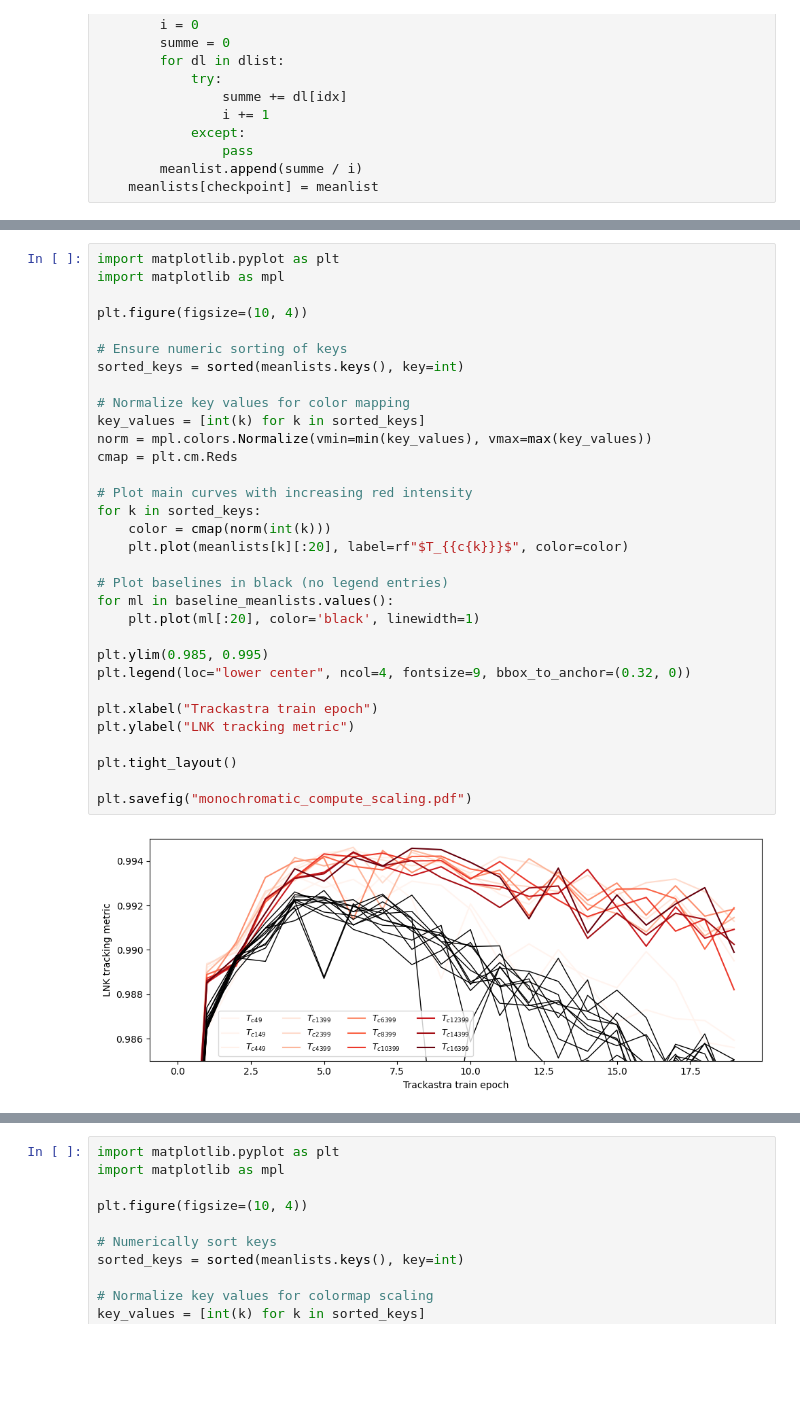
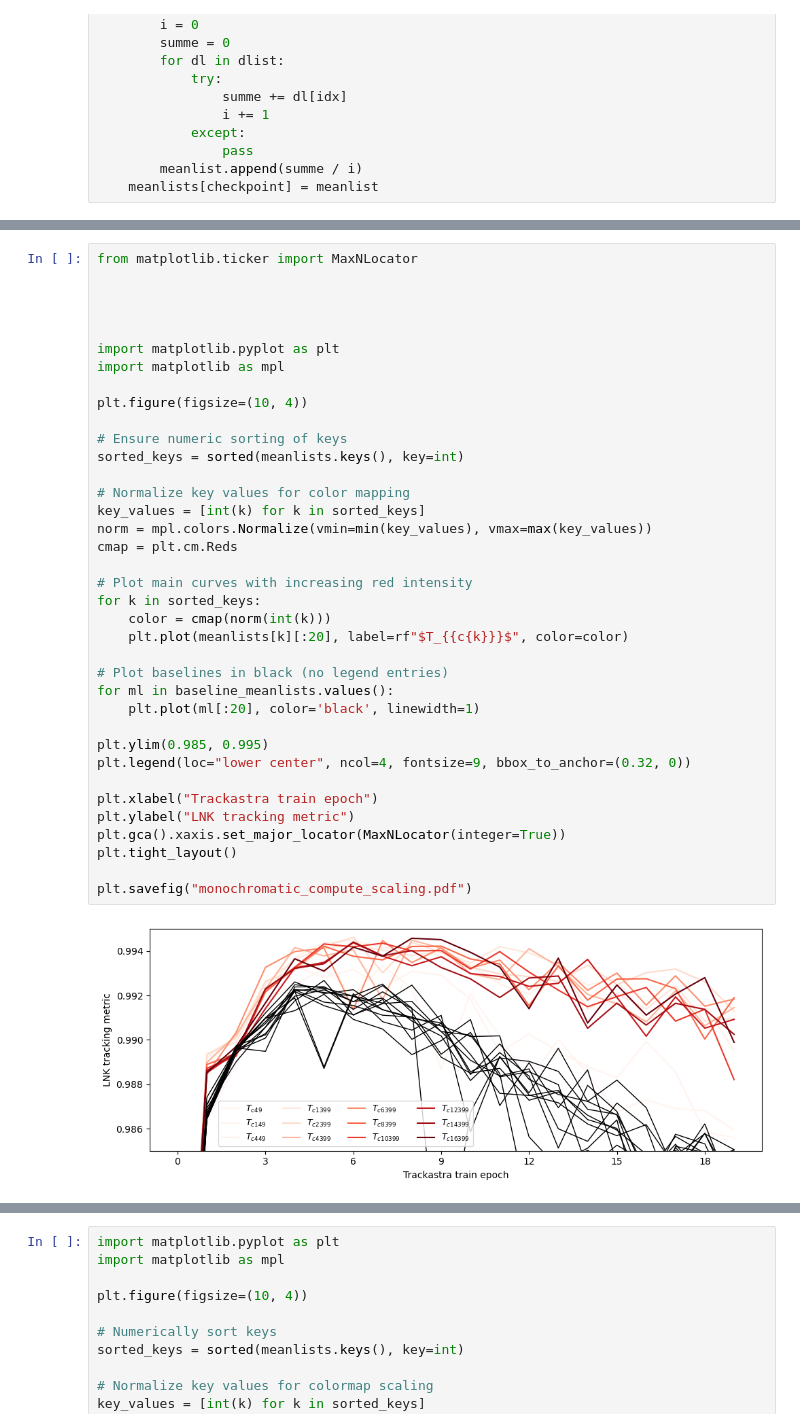
Before and after one commit to cdalinghaus-mthesis/figures, a Jupyter notebook: results/compute_study/compute_scaling_draft.ipynb, the cells around one changed output, grey strips where cells are left out. Cells and saved outputs as stored; diff of their text form; blank space fills up the shorter version.

Commit message:
Fix integer labels

```diff
--- a/results/compute_study/compute_scaling_draft.ipynb
+++ b/results/compute_study/compute_scaling_draft.ipynb
@@ -88,34 +57,39 @@ Maximum per line (descending), using first 20 points:
 # %%
+from matplotlib.ticker import MaxNLocator
+
+
+
+
 import matplotlib.pyplot as plt
 import matplotlib as mpl
 
 plt.figure(figsize=(10, 4))
 
 # Ensure numeric sorting of keys
 sorted_keys = sorted(meanlists.keys(), key=int)
 
 # Normalize key values for color mapping
 key_values = [int(k) for k in sorted_keys]
 norm = mpl.colors.Normalize(vmin=min(key_values), vmax=max(key_values))
 cmap = plt.cm.Reds
 
 # Plot main curves with increasing red intensity
 for k in sorted_keys:
     color = cmap(norm(int(k)))
     plt.plot(meanlists[k][:20], label=rf"$T_{{c{k}}}$", color=color)
 
 # Plot baselines in black (no legend entries)
 for ml in baseline_meanlists.values():
     plt.plot(ml[:20], color='black', linewidth=1)
 
 plt.ylim(0.985, 0.995)
 plt.legend(loc="lower center", ncol=4, fontsize=9, bbox_to_anchor=(0.32, 0))
 
 plt.xlabel("Trackastra train epoch")
 plt.ylabel("LNK tracking metric")
-
+plt.gca().xaxis.set_major_locator(MaxNLocator(integer=True))
 plt.tight_layout()
 
 plt.savefig("monochromatic_compute_scaling.pdf")
 # %% [output]
-[figure, old version]
+[figure, new version]
```
Also changed, not shown: parts of 2 cells of this notebook.
